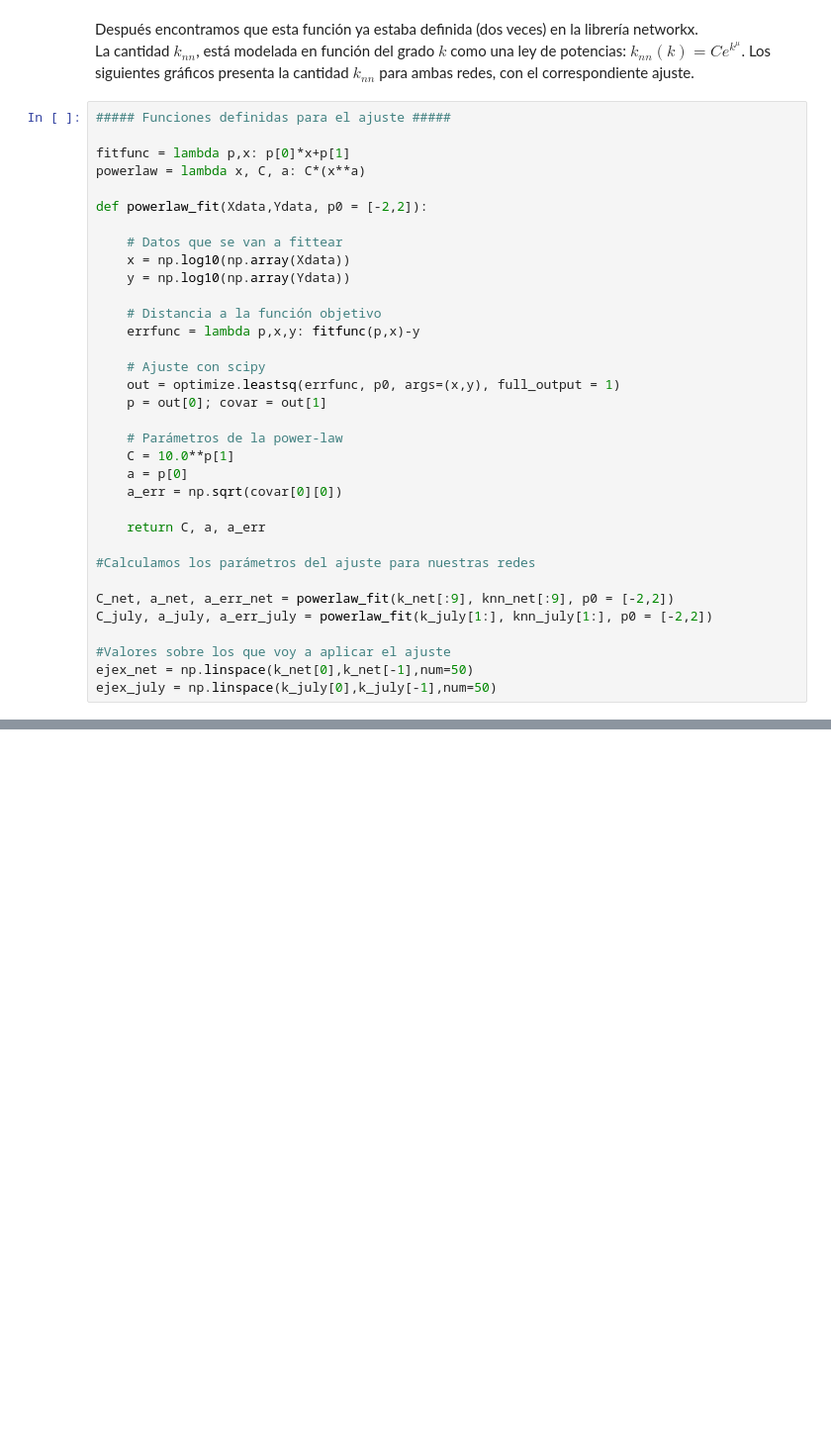
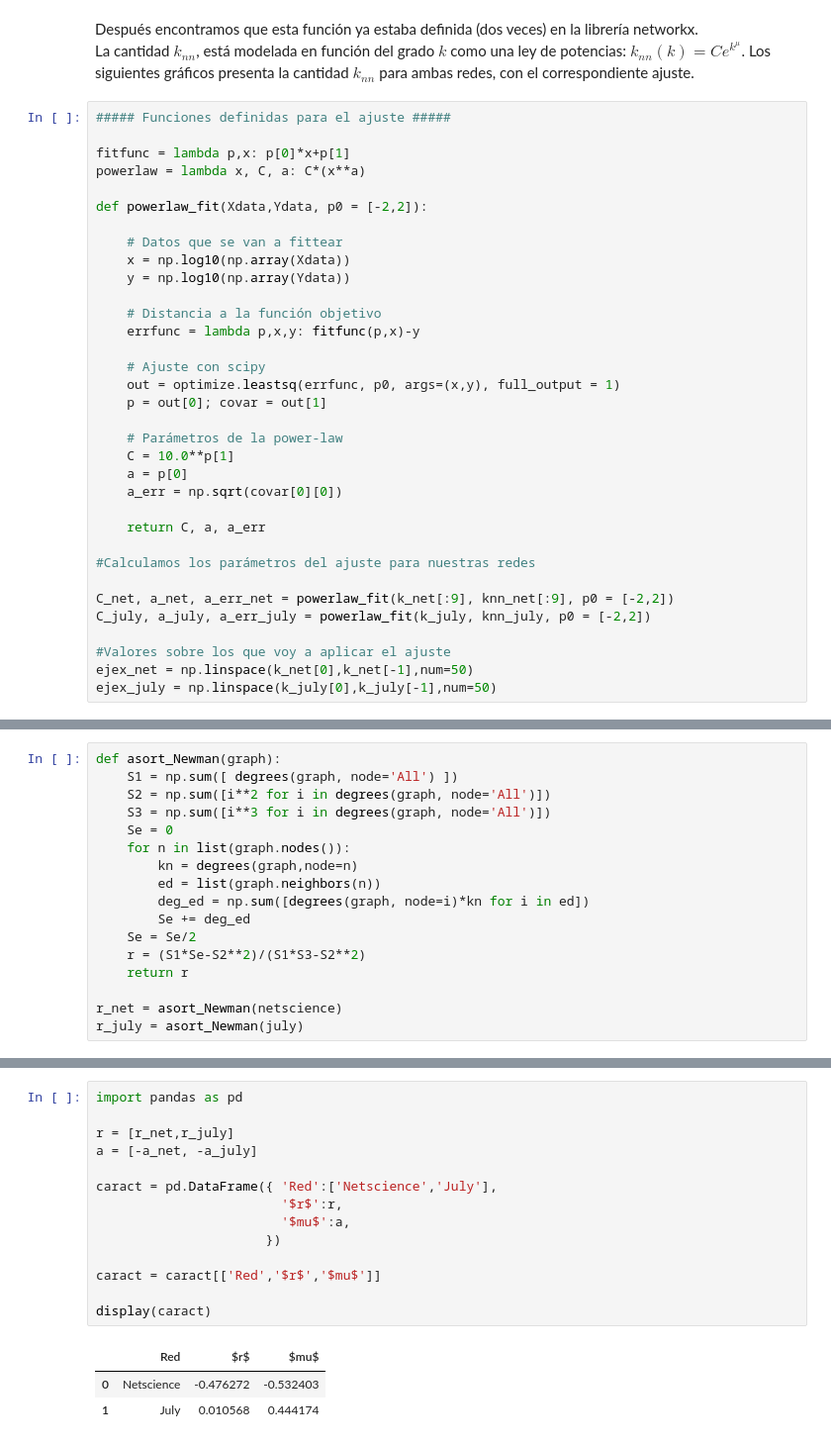
Before and after one commit to nparza/Redes-TP1, a Jupyter notebook: ej4.ipynb, the cells around one changed output, grey strips where cells are left out. Shown at 99% size. Saved outputs shown, nothing was run; the diff lists cells and outputs as text; blank space fills up the shorter version.

```diff
--- a/ej4.ipynb
+++ b/ej4.ipynb
@@ -88,7 +89,7 @@ def powerlaw_fit(Xdata,Ydata, p0 = [-2,2]):
 #Calculamos los parámetros del ajuste para nuestras redes
 
 C_net, a_net, a_err_net = powerlaw_fit(k_net[:9], knn_net[:9], p0 = [-2,2])
-C_july, a_july, a_err_july = powerlaw_fit(k_july[1:], knn_july[1:], p0 = [-2,2])
+C_july, a_july, a_err_july = powerlaw_fit(k_july, knn_july, p0 = [-2,2])
 
 #Valores sobre los que voy a aplicar el ajuste
 ejex_net = np.linspace(k_net[0],k_net[-1],num=50)
@@ -114,0 +122,17 @@ plt.show(2)
+# %%
+def asort_Newman(graph):
+    S1 = np.sum([ degrees(graph, node='All') ])
+    S2 = np.sum([i**2 for i in degrees(graph, node='All')])
+    S3 = np.sum([i**3 for i in degrees(graph, node='All')])
+    Se = 0
+    for n in list(graph.nodes()):
+        kn = degrees(graph,node=n)
+        ed = list(graph.neighbors(n))
+        deg_ed = np.sum([degrees(graph, node=i)*kn for i in ed])
+        Se += deg_ed
+    Se = Se/2
+    r = (S1*Se-S2**2)/(S1*S3-S2**2)
+    return r
+
+r_net = asort_Newman(netscience)
+r_july = asort_Newman(july)
@@ -114,0 +142,18 @@ plt.show(2)
+# %%
+import pandas as pd
+
+r = [r_net,r_july]
+a = [-a_net, -a_july]
+
+caract = pd.DataFrame({ 'Red':['Netscience','July'],
+                        '$r$':r,
+                        '$mu$':a,
+                      })
+
+caract = caract[['Red','$r$','$mu$']]
+
+display(caract)
+# %% [output]
+|  | Red | $r$ | $mu$ |
+| 0 | Netscience | -0.476272 | -0.532403 |
+| 1 | July | 0.010568 | 0.444174 |
```
Also changed, not shown: parts of 5 cells of this notebook, 1 other file.
